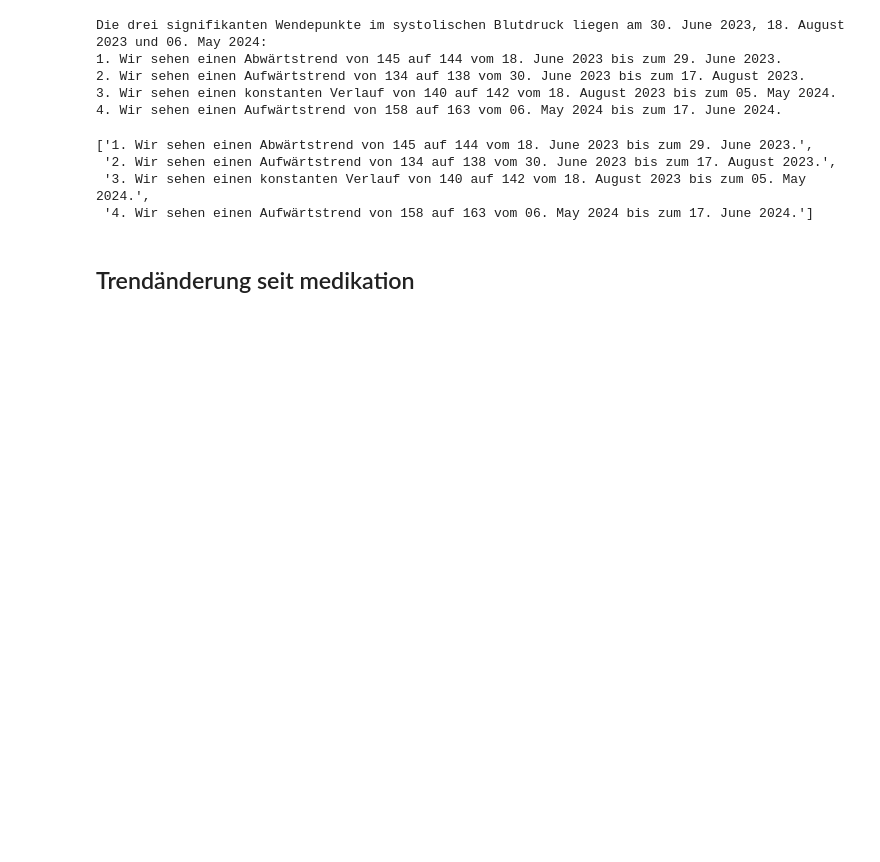
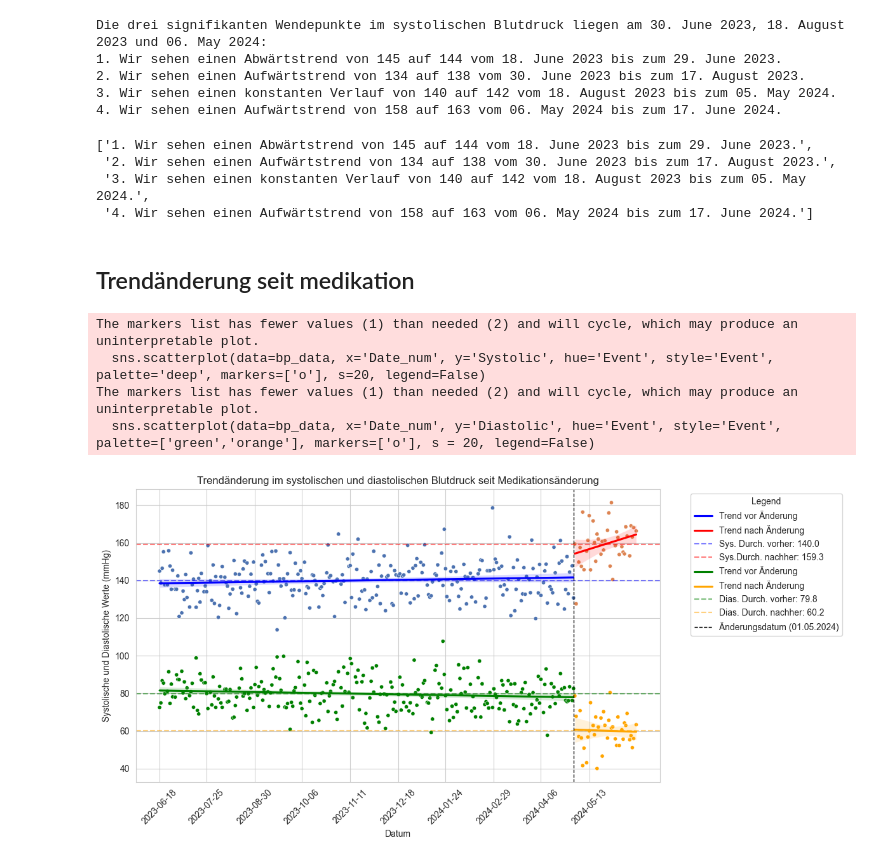
Before and after one commit to julianstrietzel/alpha_insights_rasa, a Jupyter notebook: engineering.ipynb, the cells around one changed output. Saved outputs shown, nothing was run; the diff lists cells and outputs as text; code cells hidden in the pictures; blank space fills up the shorter version.

Commit message:
Medikation Trendänderung Action

```diff
--- a/engineering.ipynb
+++ b/engineering.ipynb
@@ -586,3 +586,53 @@ summary
  '4. Wir sehen einen Aufwärtstrend von 158 auf 163 vom 06. May 2024 bis zum 17. June 2024.']
 # %% [markdown]
 ## Trendänderung seit medikation
+# %%
+change_date = datetime.strptime("2024-05-01", "%Y-%m-%d")
+bp_data = pd.DataFrame(results, columns=['Systolic', 'Diastolic', 'Pulse', 'Date'])
+# %%
+# Add a column to identify the event
+bp_data['Event'] = bp_data['Date'] >= change_date
+bp_data['Date_num'] = (bp_data['Date'] - bp_data['Date'].min()).dt.days
+
+plt.figure(figsize=(12, 6))
+
+sns.scatterplot(data=bp_data, x='Date_num', y='Systolic', hue='Event', style='Event', palette='deep', markers=['o'], s=20, legend=False)
+sns.regplot(data=bp_data[bp_data['Event'] == False], x='Date_num', y='Systolic', scatter=False, label='Trend vor Änderung', color='blue')
+sns.regplot(data=bp_data[bp_data['Event'] == True], x='Date_num', y='Systolic', scatter=False, label='Trend nach Änderung', color='red')
+avg_before = bp_data[bp_data['Date'] < change_date]['Systolic'].mean()
+avg_after = bp_data[bp_data['Date'] >= change_date]['Systolic'].mean()
+plt.axhline(y=avg_before, color='blue', linestyle='--', label=f'Sys. Durch. vorher: {avg_before:.1f}', alpha=0.5)
+plt.axhline(y=avg_after, color='red', linestyle='--', label=f'Sys.Durch. nachher: {avg_after:.1f}', alpha=0.5)
+
+# Same for diastolic
+sns.scatterplot(data=bp_data, x='Date_num', y='Diastolic', hue='Event', style='Event', palette=['green','orange'], markers=['o'], s = 20, legend=False)
+sns.regplot(data=bp_data[bp_data['Event'] == False], x='Date_num', y='Diastolic', scatter=False, label='Trend vor Änderung', color='green')
+sns.regplot(data=bp_data[bp_data['Event'] == True], x='Date_num', y='Diastolic', scatter=False, label='Trend nach Änderung', color='orange')
+avg_before = bp_data[bp_data['Date'] < change_date]['Diastolic'].mean()
+avg_after = bp_data[bp_data['Date'] >= change_date]['Diastolic'].mean()
+plt.axhline(y=avg_before, color='green', linestyle='--', label=f'Dias. Durch. vorher: {avg_before:.1f}', alpha=0.5)
+plt.axhline(y=avg_after, color='orange', linestyle='--', label=f'Dias. Durch. nachher: {avg_after:.1f}', alpha=0.5)
+
+# Add vertical line for the event date
+respective_id = bp_data[bp_data['Date'] <= change_date].iloc[-1]['Date_num']
+plt.axvline(x=respective_id, color='black', linestyle='--', label='Änderungsdatum' + f' ({change_date.strftime("%d.%m.%Y")})', linewidth=1)
+
+# Add titles and labels
+plt.title('Trendänderung im systolischen und diastolischen Blutdruck seit Medikationsänderung')
+plt.xlabel('Datum')
+plt.ylabel('Systolische und Diastolische Werte (mmHg)')
+
+xticks = bp_data['Date_num']
+xlabels = bp_data['Date'].dt.strftime('%Y-%m-%d')
+plt.xticks(ticks=xticks[::int(len(xticks)/10)], labels=xlabels[::int(len(xticks)/10)], rotation=45)
+
+# Display the plot
+plt.legend(title='Legend', bbox_to_anchor=(1.05, 1), loc='upper left')
+plt.tight_layout()
+plt.show()
+# %% [output]
+The markers list has fewer values (1) than needed (2) and will cycle, which may produce an uninterpretable plot.
+  sns.scatterplot(data=bp_data, x='Date_num', y='Systolic', hue='Event', style='Event', palette='deep', markers=['o'], s=20, legend=False)
+The markers list has fewer values (1) than needed (2) and will cycle, which may produce an uninterpretable plot.
+  sns.scatterplot(data=bp_data, x='Date_num', y='Diastolic', hue='Event', style='Event', palette=['green','orange'], markers=['o'], s = 20, legend=False)
+[figure, added]
```
Also changed, not shown: parts of 1 cell of this notebook, 2 other files.
